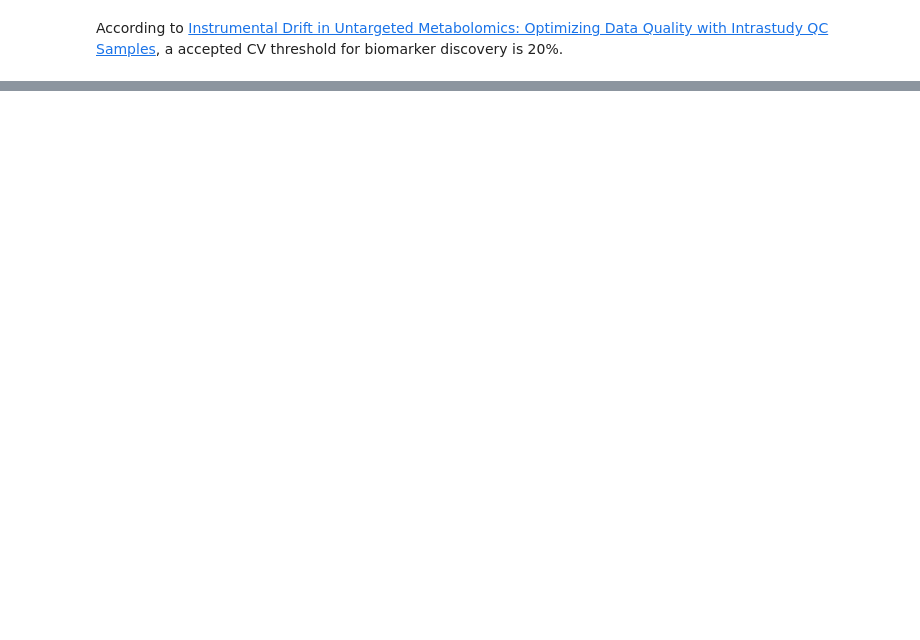
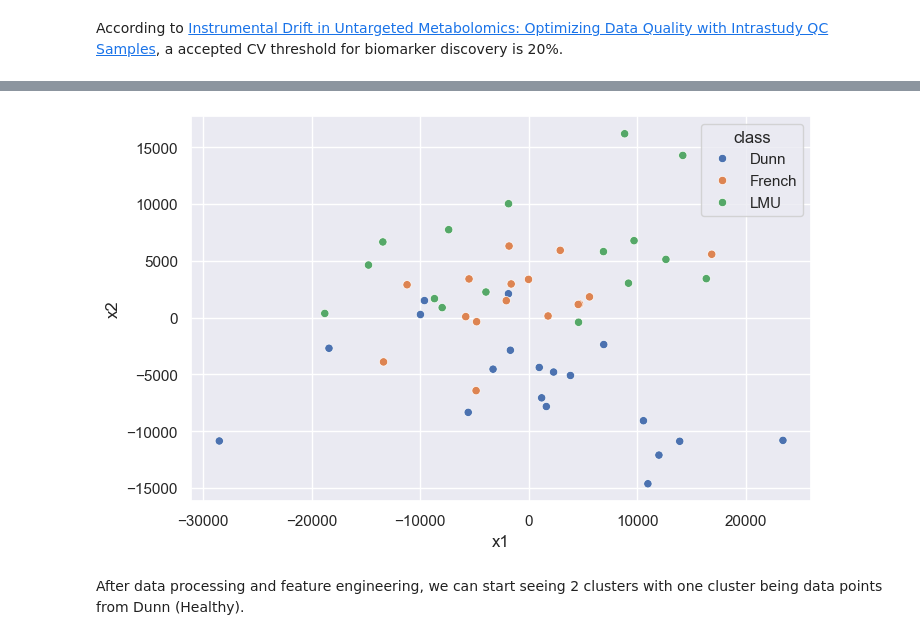
Before and after one commit to PhiCtl/glycan-biomarkers, a Jupyter notebook: src/data_processing/data_processing.ipynb, the cells around one changed output, grey strips where cells are left out. Saved outputs shown, nothing was run; the diff lists cells and outputs as text; code cells hidden in the pictures; blank space fills up the shorter version.

```diff
--- a/src/data_processing/data_processing.ipynb
+++ b/src/data_processing/data_processing.ipynb
@@ -111,0 +127,13 @@ At this stage, 166 features were selected
+# %%
+# First keep filtered features from step 2
+df_data_process = df_data_corr[df_data_corr['feature'].isin(selected_feats)]
+# %%
+# Detect outliers
+
+summ = df_data_process.groupby('feature')['intensity_corr'].describe([.01, .99]).reset_index()
+df_data_process = df_data_process.merge(summ[['feature', '1%', '99%']], on='feature')
+print("Number of outliers per sample : ")
+nb_outliers = df_data_process[(df_data_process['intensity_corr'] < df_data_process['1%']) | (df_data_process['intensity_corr'] > df_data_process['99%']) ]\
+                .groupby('sample').size().reset_index()
+nb_outliers = nb_outliers.rename(columns={0:'nb_outliers'})
+print(nb_outliers)
@@ -111,0 +160,7 @@ At this stage, 166 features were selected
+# %%
+# Filter samples
+
+print(f"Number of samples per class before filtering :\n{df_data_process.drop_duplicates(['sample', 'class']).groupby('class').size()}")
+samples_to_exclude = list(nb_outliers[nb_outliers['nb_outliers'] > 5]['sample'])
+df_data_process = df_data_process[~df_data_process['sample'].isin(samples_to_exclude)]
+print(f"Number of samples per class after filtering :\n{df_data_process.drop_duplicates(['sample', 'class']).groupby('class').size()}")
@@ -111,0 +180,17 @@ At this stage, 166 features were selected
+# %%
+from sklearn.decomposition import PCA
+
+df = df_data_process[['feature', 'intensity', 'sample', 'class']].groupby(['class','sample','feature']).first().unstack()
+pca_2d = PCA(n_components=2)
+X = df.to_numpy()
+X_new = pca_2d.fit_transform(X)
+
+sns.set(rc = {'figure.figsize':(8, 5)})
+df_plot = pd.DataFrame(X_new, columns=['x1', 'x2'])
+df_plot['class'] = [c for (c, i) in df.index]
+
+fig = sns.scatterplot(df_plot, x='x1', y='x2', hue='class')
+# %% [output]
+[figure, added]
+# %% [markdown]
+After data processing and feature engineering, we can start seeing 2 clusters with one cluster being data points from Dunn (Healthy).
```
Also changed, not shown: parts of 12 cells of this notebook, 1 other file.
